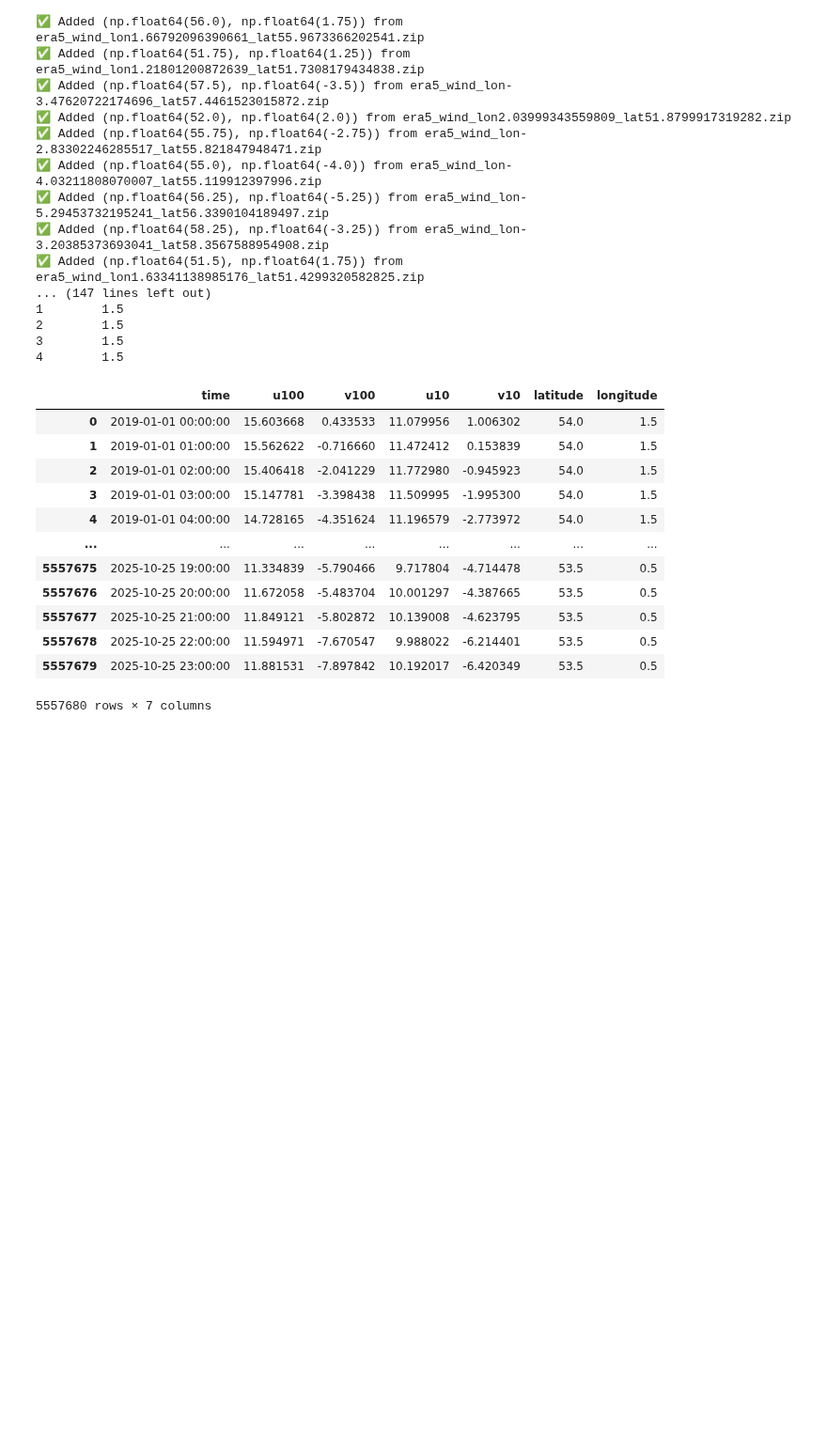
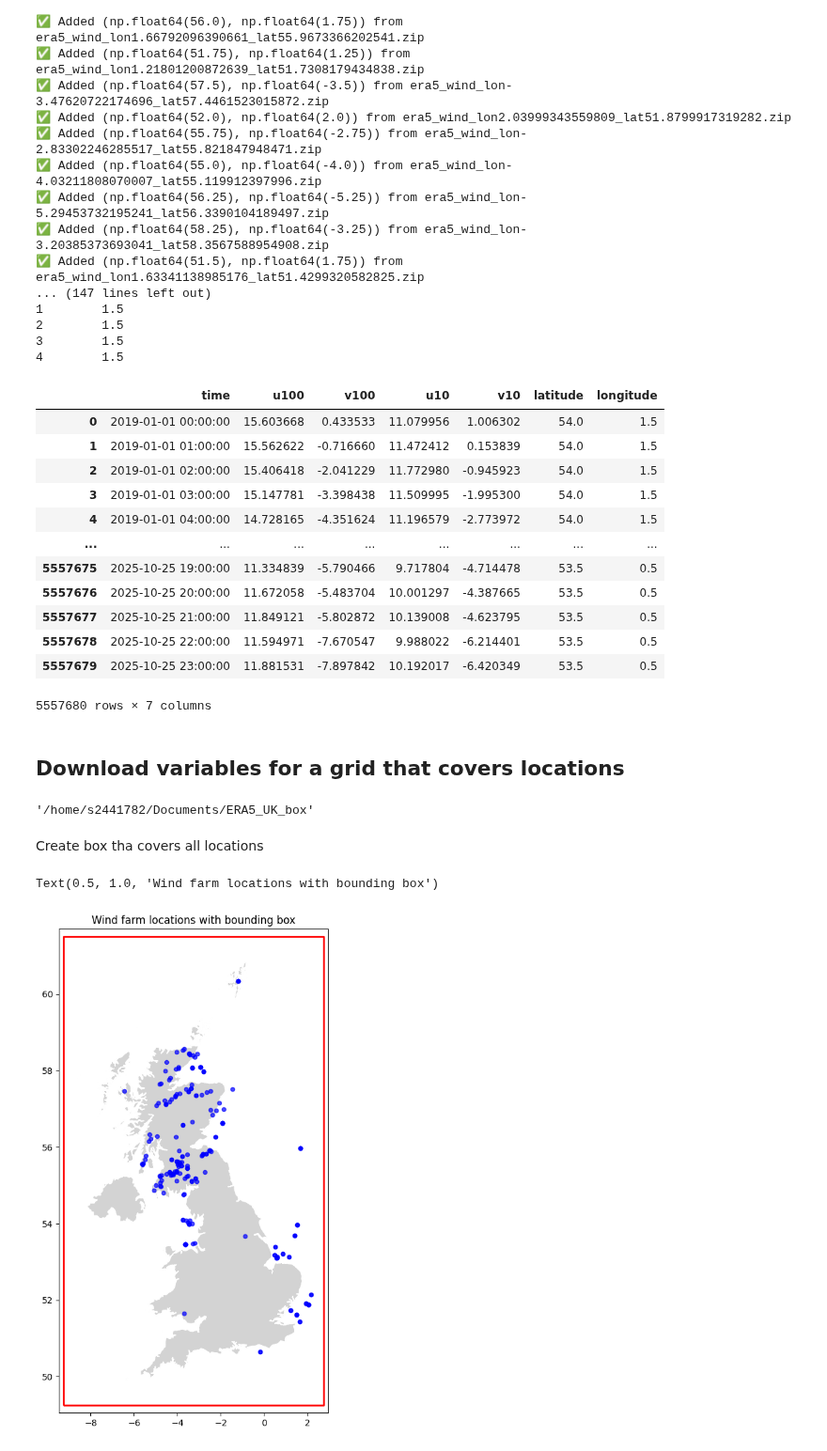
Before and after one commit to Sergio-GomezA/calibration_power, a Jupyter notebook: cds_test.ipynb, the cells around one changed output. Shown at 94% size. Cells and saved outputs as stored; diff of their text form; code cells hidden in the pictures; blank space fills up the shorter version.

```diff
--- a/cds_test.ipynb
+++ b/cds_test.ipynb
@@ -346,3 +337,78 @@ combined_df.to_parquet(
     index=False,
     compression="snappy"
 )
+# %% [markdown]
+## Download variables for a grid that covers locations
+# %%
+# New folder location
+npath = os.path.expanduser("~/Documents/ERA5_UK_box")
+npath
+# Create box tha covers all locations
+
+# List all locations, create a grid for the box
+
+# Execute api request for all grid points in the box
+
+# Combine result in a single parquet file
+# %% [output]
+'/home/s2441782/Documents/ERA5_UK_box'
+# %% [markdown]
+Create box tha covers all locations
+# %%
+import geopandas as gpd
+import math
+from shapely.geometry import box
+import matplotlib.pyplot as plt
+
+# assume `ref_catalog` is a pandas DataFrame already in the session with columns 'lon' and 'lat'
+
+# 1) make a GeoDataFrame of points
+gdf = gpd.GeoDataFrame(
+    ref_catalog,
+    geometry=gpd.points_from_xy(ref_catalog.lon, ref_catalog.lat),
+    crs="EPSG:4326",
+)
+
+
+# 2) load UK map from local file and plot (use provided data/GBR.geojson)
+uk = gpd.read_file("data/GBR.geojson")
+
+# 3) compute bbox (optionally add a small buffer in degrees)
+
+buffer_deg = 0.5
+
+# UK bounds
+minx_uk, miny_uk, maxx_uk, maxy_uk = uk.total_bounds
+
+# points bounds
+minx_pts, miny_pts, maxx_pts, maxy_pts = gdf.total_bounds
+
+minx = min(minx_uk, minx_pts)
+miny = min(miny_uk, miny_pts)
+maxx = max(maxx_uk, maxx_pts)
+maxy = max(maxy_uk, maxy_pts)
+
+minx = math.floor(minx * 4 ) / 4
+maxx = math.ceil(maxx * 4 ) / 4
+miny = math.floor(miny * 4 ) / 4
+maxy = math.ceil(maxy * 4 ) / 4
+
+minx, maxx = minx - buffer_deg, maxx + buffer_deg
+miny, maxy = miny - buffer_deg, maxy + buffer_deg
+
+# 4) create polygon box as a GeoDataFrame
+bbox_geom = box(minx, miny, maxx, maxy)
+bbox_gdf = gpd.GeoDataFrame({"geometry": [bbox_geom]}, crs="EPSG:4326")
+
+fig, ax = plt.subplots(figsize=(8, 10))
+uk.plot(ax=ax, color="lightgray", edgecolor="white")
+bbox_gdf.boundary.plot(ax=ax, color="red", linewidth=2)   # box outline
+gdf.plot(ax=ax, color="blue", markersize=20, alpha=0.7)  # points
+
+ax.set_xlim(minx - 0.2, maxx + 0.2)
+ax.set_ylim(miny - 0.2, maxy + 0.2)
+ax.set_title("Wind farm locations with bounding box")
+# fig
+# %% [output]
+Text(0.5, 1.0, 'Wind farm locations with bounding box')
+[figure, added]
```
Also changed, not shown: parts of 23 cells of this notebook, 14 other files.
